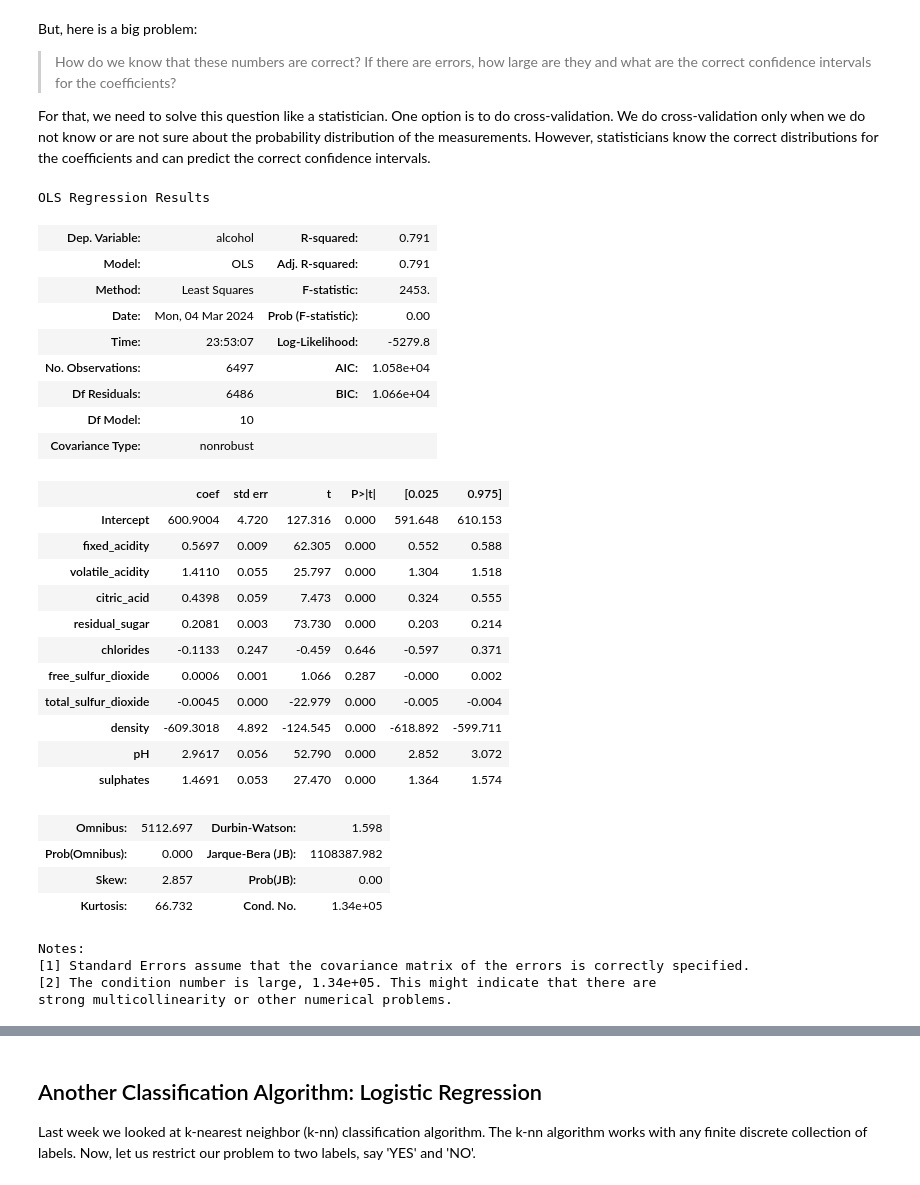
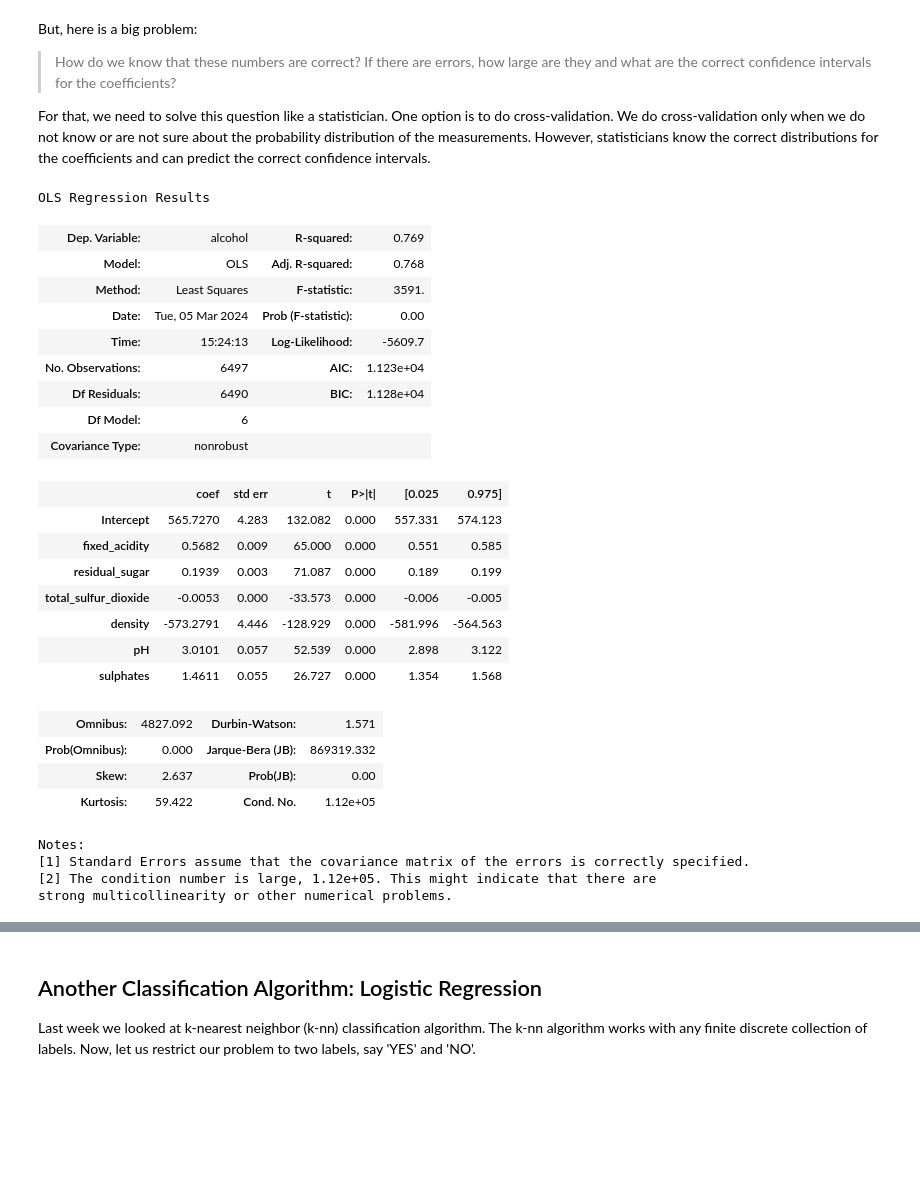
Before and after one commit to kaygun/2024-Spring-388E, a Jupyter notebook: lectures/lecture-04.ipynb, the cells around one changed output, grey strips where cells are left out. Drawn from its saved outputs; the diff is of its cells as text; code cells hidden in the pictures; blank space fills up the shorter version.

```diff
--- a/lectures/lecture-04.ipynb
+++ b/lectures/lecture-04.ipynb
@@ -284,40 +284,36 @@ But, here is a big problem:
 
 For that, we need to solve this question like a statistician. One option is to do cross-validation. We do cross-validation only when we do not know or are not sure about the probability distribution of the measurements. However, statisticians know the correct distributions for the coefficients and can predict the correct confidence intervals.
 # %%
-model = ols('alcohol ~  fixed_acidity + volatile_acidity + citric_acid + residual_sugar \
-                        + chlorides + free_sulfur_dioxide + total_sulfur_dioxide \
+model = ols('alcohol ~  fixed_acidity + residual_sugar \
+                        + total_sulfur_dioxide \
                         + density + pH + sulphates', data=X).fit()
 model.summary()
 # %% [output]
 OLS Regression Results
-| Dep. Variable: | alcohol | R-squared: | 0.791 |
-| Model: | OLS | Adj. R-squared: | 0.791 |
-| Method: | Least Squares | F-statistic: | 2453. |
-| Date: | Mon, 04 Mar 2024 | Prob (F-statistic): | 0.00 |
-| Time: | 23:53:07 | Log-Likelihood: | -5279.8 |
-| No. Observations: | 6497 | AIC: | 1.058e+04 |
-| Df Residuals: | 6486 | BIC: | 1.066e+04 |
-| Df Model: | 10 |  |  |
+| Dep. Variable: | alcohol | R-squared: | 0.769 |
+| Model: | OLS | Adj. R-squared: | 0.768 |
+| Method: | Least Squares | F-statistic: | 3591. |
+| Date: | Tue, 05 Mar 2024 | Prob (F-statistic): | 0.00 |
+| Time: | 15:24:13 | Log-Likelihood: | -5609.7 |
+| No. Observations: | 6497 | AIC: | 1.123e+04 |
+| Df Residuals: | 6490 | BIC: | 1.128e+04 |
+| Df Model: | 6 |  |  |
 | Covariance Type: | nonrobust |  |  |
 |  | coef | std err | t | P>|t| | [0.025 | 0.975] |
-| Intercept | 600.9004 | 4.720 | 127.316 | 0.000 | 591.648 | 610.153 |
-| fixed_acidity | 0.5697 | 0.009 | 62.305 | 0.000 | 0.552 | 0.588 |
-| volatile_acidity | 1.4110 | 0.055 | 25.797 | 0.000 | 1.304 | 1.518 |
-| citric_acid | 0.4398 | 0.059 | 7.473 | 0.000 | 0.324 | 0.555 |
-| residual_sugar | 0.2081 | 0.003 | 73.730 | 0.000 | 0.203 | 0.214 |
-| chlorides | -0.1133 | 0.247 | -0.459 | 0.646 | -0.597 | 0.371 |
-| free_sulfur_dioxide | 0.0006 | 0.001 | 1.066 | 0.287 | -0.000 | 0.002 |
-| total_sulfur_dioxide | -0.0045 | 0.000 | -22.979 | 0.000 | -0.005 | -0.004 |
-| density | -609.3018 | 4.892 | -124.545 | 0.000 | -618.892 | -599.711 |
-| pH | 2.9617 | 0.056 | 52.790 | 0.000 | 2.852 | 3.072 |
-| sulphates | 1.4691 | 0.053 | 27.470 | 0.000 | 1.364 | 1.574 |
+| Intercept | 565.7270 | 4.283 | 132.082 | 0.000 | 557.331 | 574.123 |
+| fixed_acidity | 0.5682 | 0.009 | 65.000 | 0.000 | 0.551 | 0.585 |
+| residual_sugar | 0.1939 | 0.003 | 71.087 | 0.000 | 0.189 | 0.199 |
+| total_sulfur_dioxide | -0.0053 | 0.000 | -33.573 | 0.000 | -0.006 | -0.005 |
+| density | -573.2791 | 4.446 | -128.929 | 0.000 | -581.996 | -564.563 |
+| pH | 3.0101 | 0.057 | 52.539 | 0.000 | 2.898 | 3.122 |
+| sulphates | 1.4611 | 0.055 | 26.727 | 0.000 | 1.354 | 1.568 |
-| Omnibus: | 5112.697 | Durbin-Watson: | 1.598 |
-| Prob(Omnibus): | 0.000 | Jarque-Bera (JB): | 1108387.982 |
-| Skew: | 2.857 | Prob(JB): | 0.00 |
-| Kurtosis: | 66.732 | Cond. No. | 1.34e+05 |
+| Omnibus: | 4827.092 | Durbin-Watson: | 1.571 |
+| Prob(Omnibus): | 0.000 | Jarque-Bera (JB): | 869319.332 |
+| Skew: | 2.637 | Prob(JB): | 0.00 |
+| Kurtosis: | 59.422 | Cond. No. | 1.12e+05 |
 Notes:
 [1] Standard Errors assume that the covariance matrix of the errors is correctly specified.
-[2] The condition number is large, 1.34e+05. This might indicate that there are
+[2] The condition number is large, 1.12e+05. This might indicate that there are
 strong multicollinearity or other numerical problems.
 # %%
 sm.stats.anova_lm(model,typ=1)
```
Also changed, not shown: parts of 4 cells of this notebook, 2 other files.
